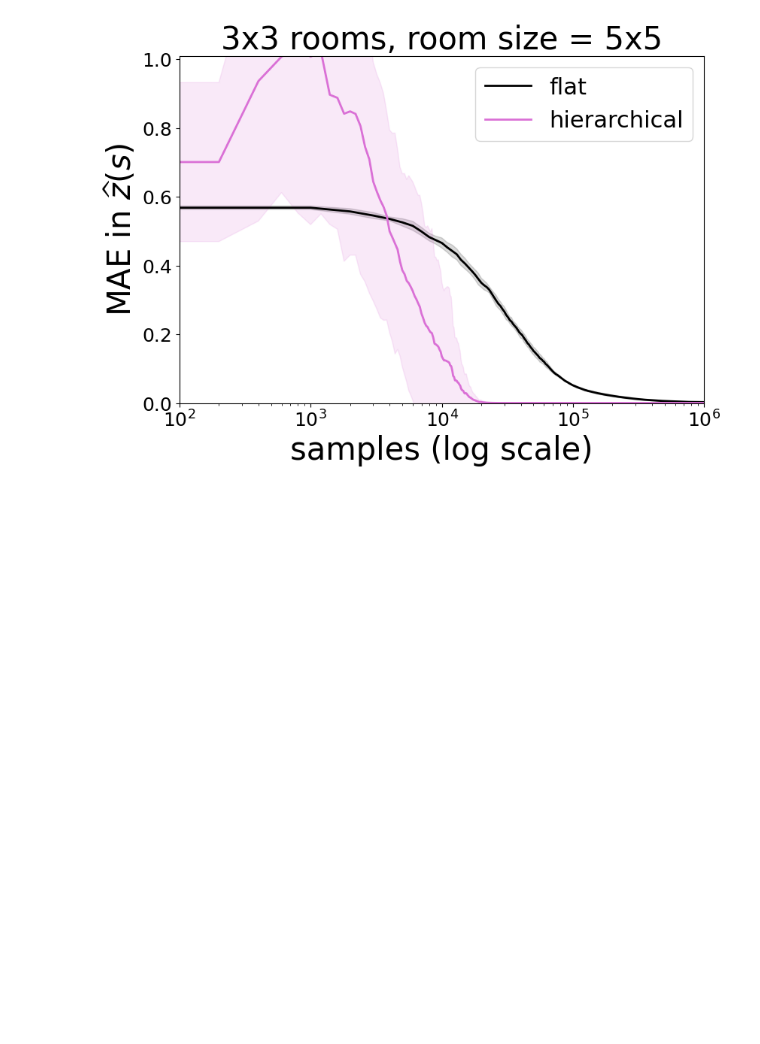
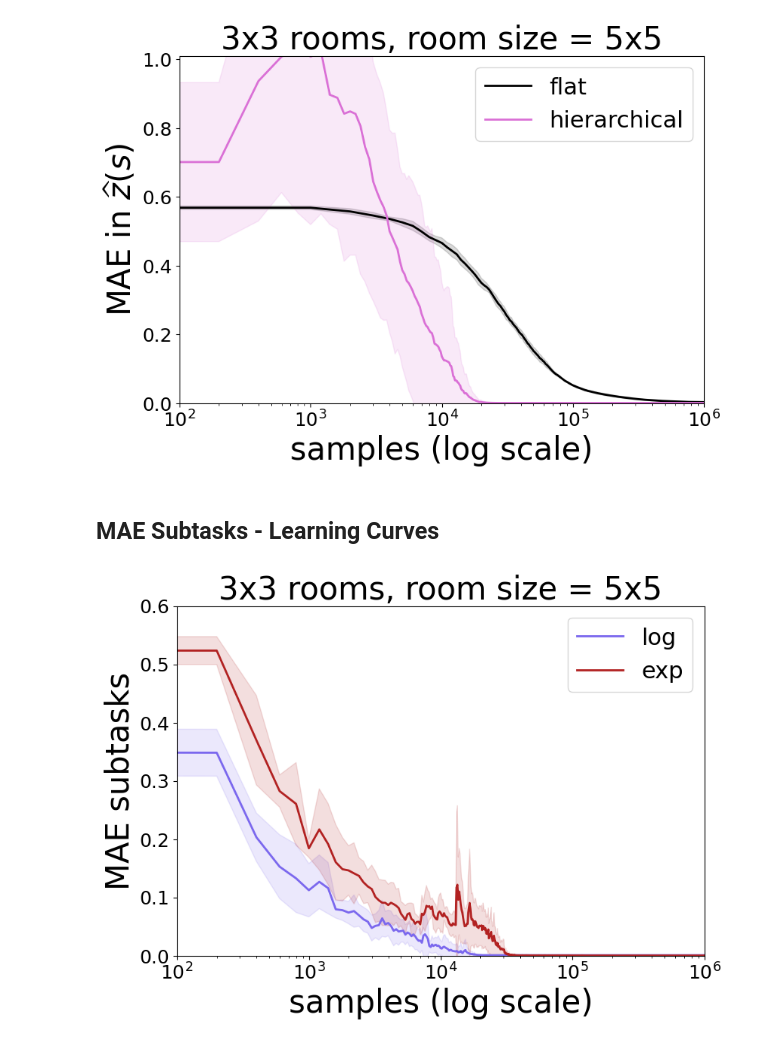
Before and after one commit to guillermoim/halmdps, a Jupyter notebook: notebooks/visualization.ipynb, the cells around one changed output. Cells and saved outputs as stored; diff of their text form; code cells hidden in the pictures; blank space fills up the shorter version.

```diff
--- a/notebooks/visualization.ipynb
+++ b/notebooks/visualization.ipynb
@@ -67,3 +66,51 @@ plt.savefig('../results/pictures/nrooms_3_3.pdf', bbox_inches='tight', dpi=500)
 plt.show()
 # %% [output]
 [figure]
+# %% [markdown]
+## MAE Subtasks - Learning Curves
+# %%
+MAX_N_SAMPLES = int(1e6)
+X_LIM = 25
+
+# Log Domain
+df_log = pd.read_csv(os.path.join(results_dir, "NRoom-v1-log-hierarchical-train:MAE_subtasks.csv"))
+log_mean = df_log.iloc[:, 1:].mean(axis=1)
+log_std = df_log.iloc[:, 1:].std(axis=1)
+steps = df_log.step
+
+# HIERARCHICAL
+df_exp = pd.read_csv(os.path.join(results_dir, "NRoom-v1-exp-hierarchical-train:MAE_subtasks.csv"))
+exp_mean = df_exp.iloc[:, 1:].mean(axis=1)
+exp_std = df_exp.iloc[:, 1:].std(axis=1)
+stepsh = df_exp.step
+
+fig, ax = plt.subplots(1,1, figsize=(9, 6))
+ax.set_title(fr'3x3 rooms, room size = 5x5', **csfont)
+
+# VERSION 1
+ax.plot(steps, log_mean, linewidth=2, color='mediumslateblue', label='log')
+ax.fill_between(steps, log_mean-log_std, log_mean+log_std, color='mediumslateblue', alpha=alpha)
+# VERSION 2
+ax.plot(stepsh, exp_mean , linewidth=2, color='firebrick', label='exp')
+ax.fill_between(stepsh, exp_mean-exp_std, exp_mean+exp_std, color='firebrick', alpha=alpha)
+
+plt.ticklabel_format(style='sci', axis='x', scilimits=(0,0))
+
+
+ax.legend(fontsize=22, loc=1)
+ax.set_ylim((0, 0.6))
+ax.set_xscale("log")
+ax.set_xlim((1e2, 1e6))
+
+
+ax.tick_params(axis='both', which='major', labelsize=18)
+ax.tick_params(axis='both', which='minor', labelsize=18)
+ax.xaxis.offsetText.set_fontsize(18)
+
+ax.set_ylabel('MAE subtasks', **hfont)
+ax.set_xlabel('samples (log scale)', **hfont)
+
+plt.savefig('../results/pictures/nrooms_3_3_subtasks.pdf', bbox_inches='tight', dpi=500)
+plt.show()
+# %% [output]
+[figure, added]
```
Also changed, not shown: parts of 33 cells of this notebook, 20 other files.
